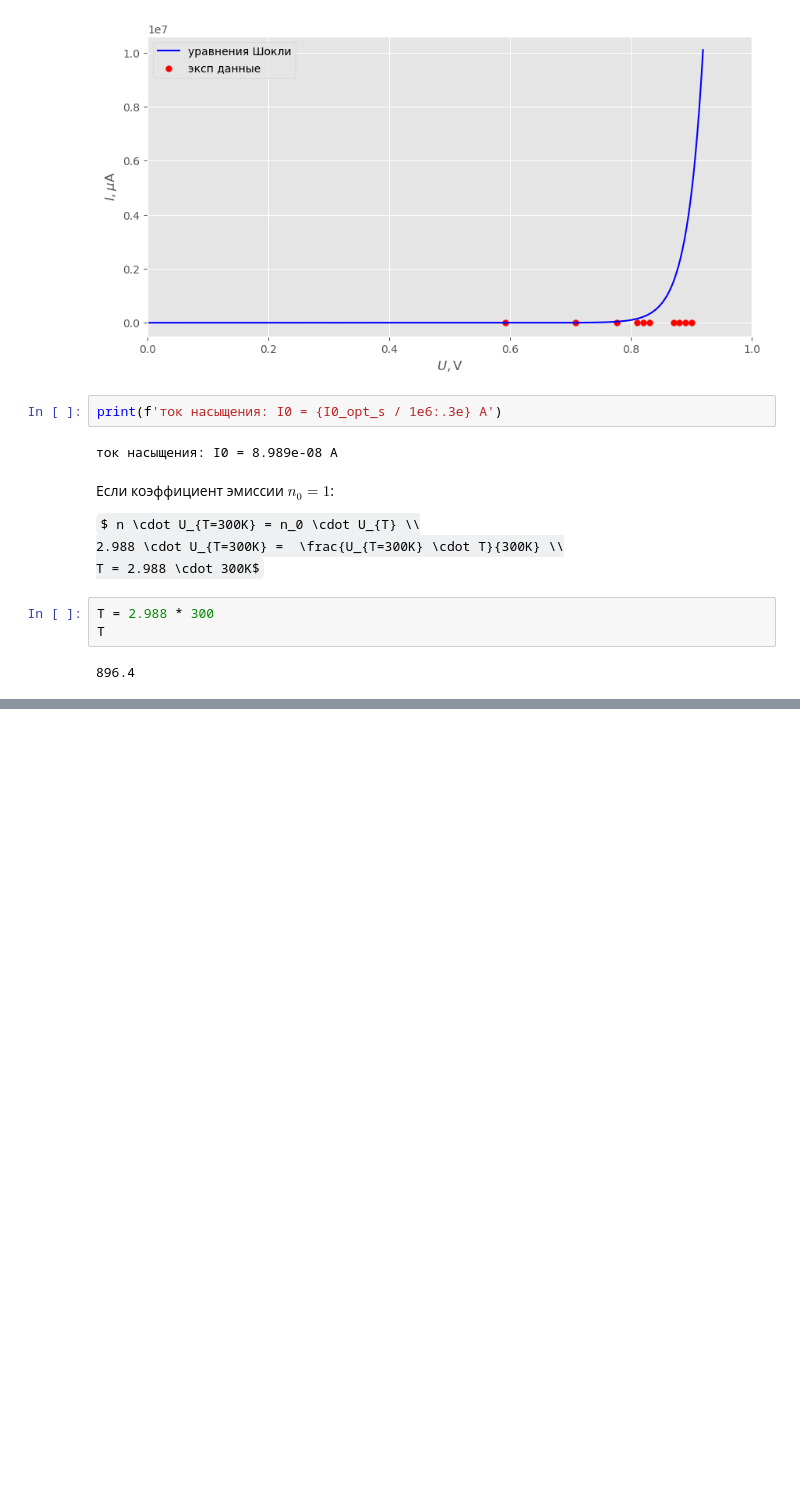
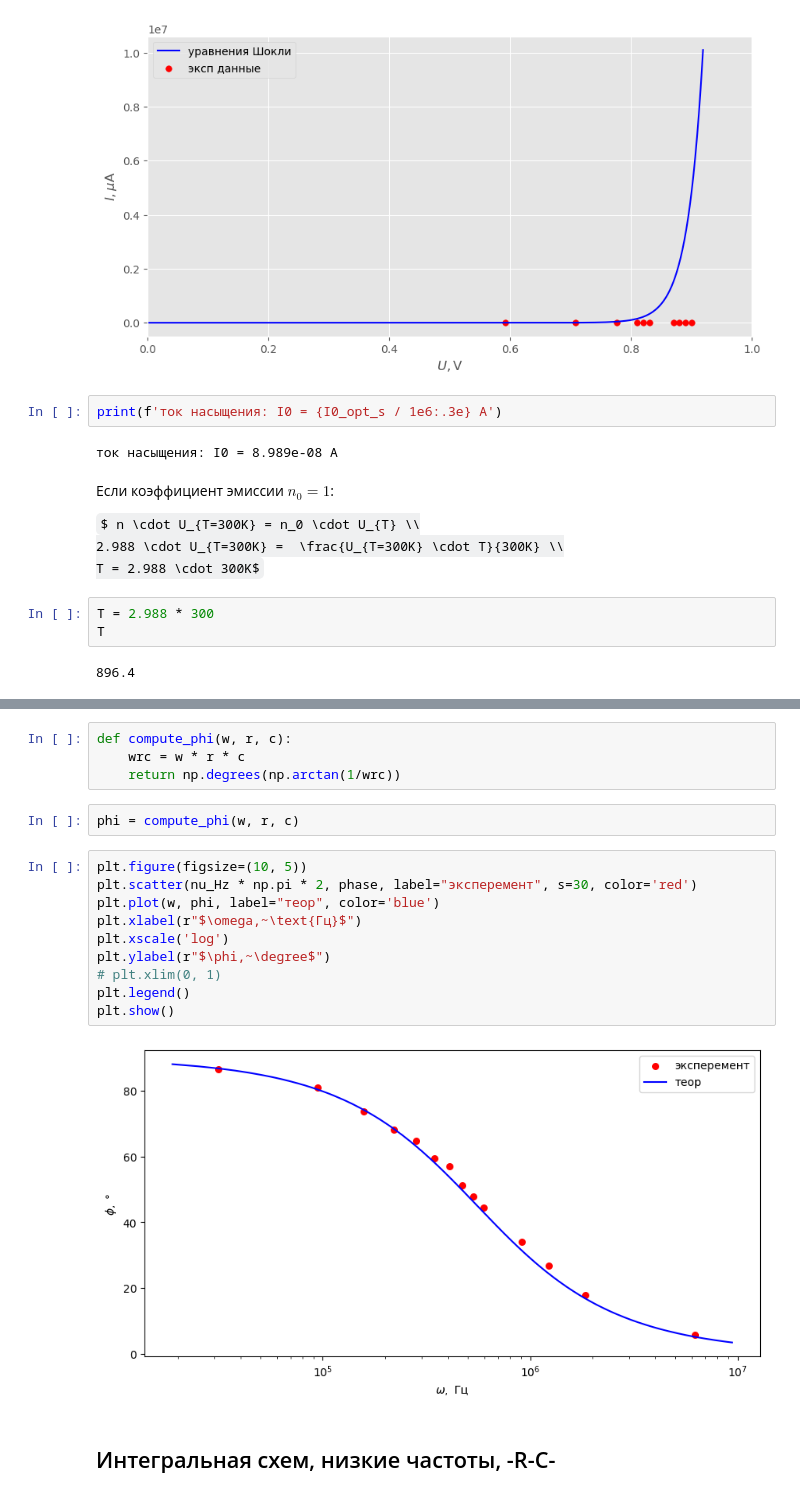
Before and after one commit to matalhim/sdf, a Jupyter notebook: corsika/labaelt1.ipynb, the cells around one changed output, grey strips where cells are left out. Cells and saved outputs as stored; diff of their text form; some formulas as TeX source; blank space fills up the shorter version.

```diff
--- a/corsika/labaelt1.ipynb
+++ b/corsika/labaelt1.ipynb
@@ -195,0 +262,20 @@ t = [-48, 15, -8.2, -5.4, -4, -3, -2.44, -1.9, -1.56, -1.3, -0.65, -0.38, -0.168
+# %%
+def compute_phi(w, r, c):
+    wrc = w * r * c
+    return np.degrees(np.arctan(1/wrc))
+# %%
+phi = compute_phi(w, r, c)
+# %%
+plt.figure(figsize=(10, 5))
+plt.scatter(nu_Hz * np.pi * 2, phase, label="эксперемент", s=30, color='red')
+plt.plot(w, phi, label="теор", color='blue')
+plt.xlabel(r"$\omega,~\text{Гц}$")
+plt.xscale('log')
+plt.ylabel(r"$\phi,~\degree$")
+# plt.xlim(0, 1)
+plt.legend()
+plt.show()
+# %% [output]
+[figure, added]
+# %% [markdown]
+## Интегральная схем, низкие частоты, -R-C-
```
Also changed, not shown: parts of 33 cells of this notebook, 6 other files.
